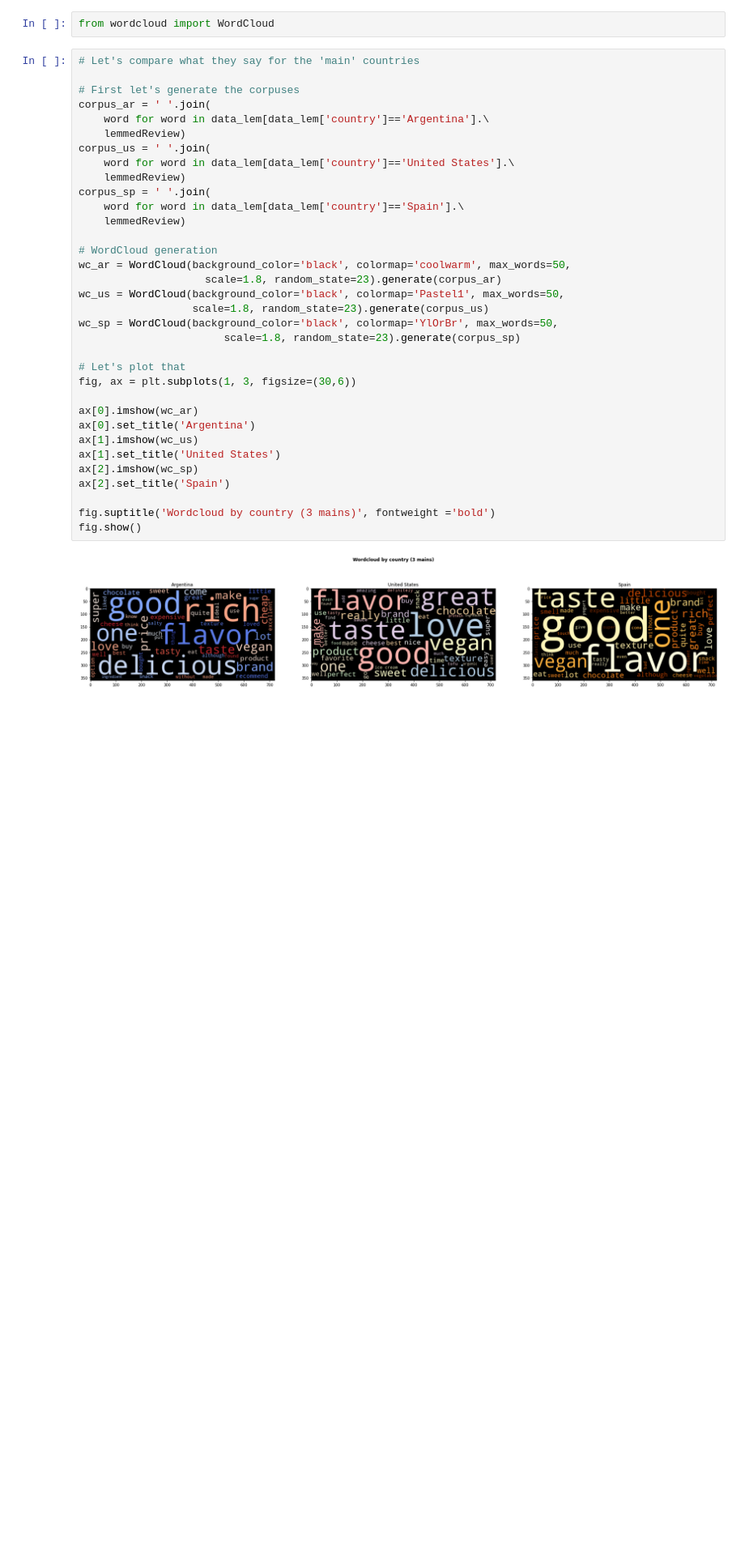
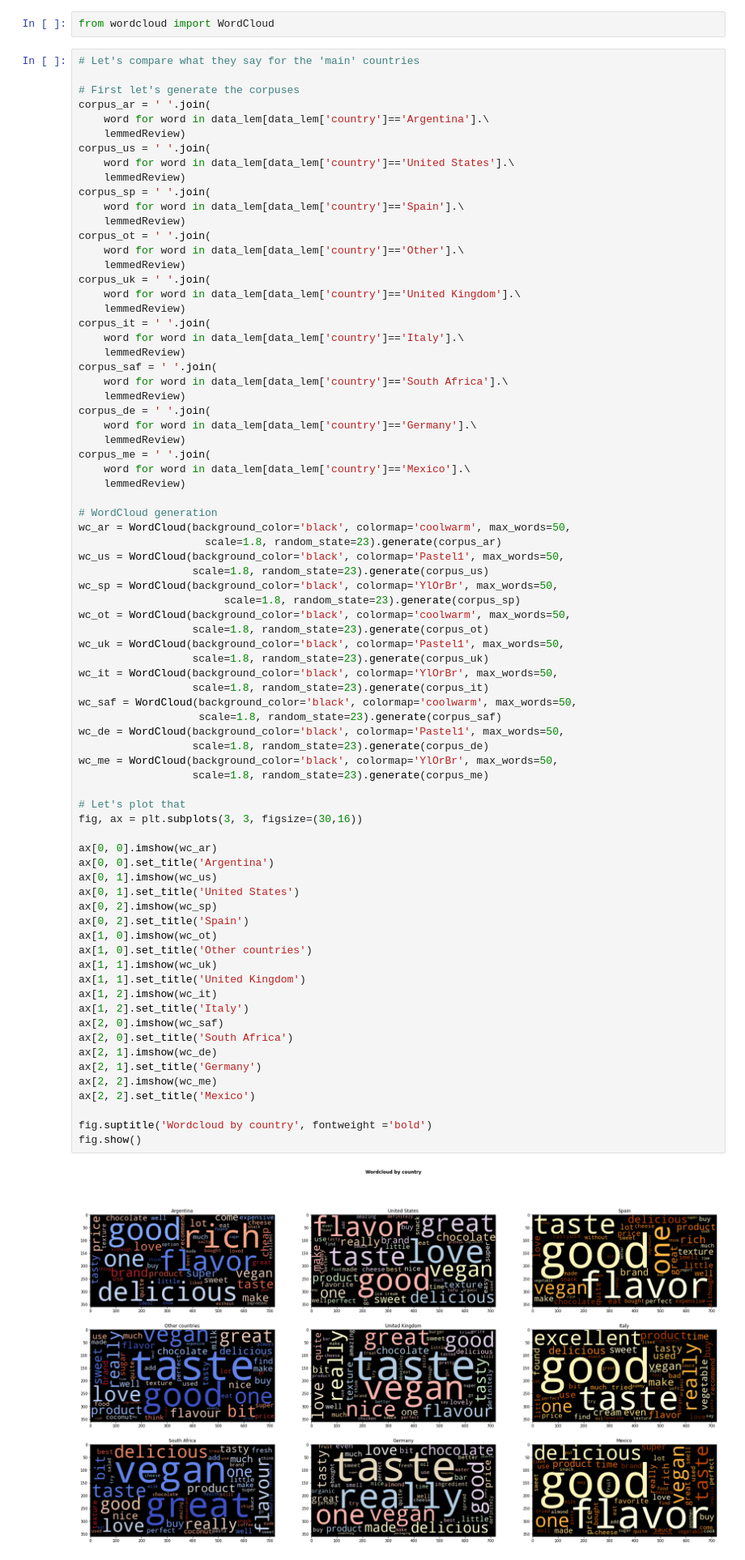
Before and after one commit to 64FC/abillion_review, a Jupyter notebook: abillion_data_scientist_assessment.ipynb, the cells around one changed output. Shown at 81% size. Drawn from its saved outputs; the diff is of its cells as text; blank space fills up the shorter version.

```diff
--- a/abillion_data_scientist_assessment.ipynb
+++ b/abillion_data_scientist_assessment.ipynb
@@ -791,36 +796,78 @@ from wordcloud import WordCloud
 # %%
 # Let's compare what they say for the 'main' countries
 
 # First let's generate the corpuses
 corpus_ar = ' '.join(
     word for word in data_lem[data_lem['country']=='Argentina'].\
     lemmedReview)
 corpus_us = ' '.join(
     word for word in data_lem[data_lem['country']=='United States'].\
     lemmedReview)
 corpus_sp = ' '.join(
     word for word in data_lem[data_lem['country']=='Spain'].\
     lemmedReview)
+corpus_ot = ' '.join(
+    word for word in data_lem[data_lem['country']=='Other'].\
+    lemmedReview)
+corpus_uk = ' '.join(
+    word for word in data_lem[data_lem['country']=='United Kingdom'].\
+    lemmedReview)
+corpus_it = ' '.join(
+    word for word in data_lem[data_lem['country']=='Italy'].\
+    lemmedReview)
+corpus_saf = ' '.join(
+    word for word in data_lem[data_lem['country']=='South Africa'].\
+    lemmedReview)
+corpus_de = ' '.join(
+    word for word in data_lem[data_lem['country']=='Germany'].\
+    lemmedReview)
+corpus_me = ' '.join(
+    word for word in data_lem[data_lem['country']=='Mexico'].\
+    lemmedReview)
 
 # WordCloud generation
 wc_ar = WordCloud(background_color='black', colormap='coolwarm', max_words=50,
                     scale=1.8, random_state=23).generate(corpus_ar)
 wc_us = WordCloud(background_color='black', colormap='Pastel1', max_words=50,
                   scale=1.8, random_state=23).generate(corpus_us)
 wc_sp = WordCloud(background_color='black', colormap='YlOrBr', max_words=50,
                        scale=1.8, random_state=23).generate(corpus_sp)
+wc_ot = WordCloud(background_color='black', colormap='coolwarm', max_words=50,
+                  scale=1.8, random_state=23).generate(corpus_ot)
+wc_uk = WordCloud(background_color='black', colormap='Pastel1', max_words=50,
+                  scale=1.8, random_state=23).generate(corpus_uk)
+wc_it = WordCloud(background_color='black', colormap='YlOrBr', max_words=50,
+                  scale=1.8, random_state=23).generate(corpus_it)
+wc_saf = WordCloud(background_color='black', colormap='coolwarm', max_words=50,
+                   scale=1.8, random_state=23).generate(corpus_saf)
+wc_de = WordCloud(background_color='black', colormap='Pastel1', max_words=50,
+                  scale=1.8, random_state=23).generate(corpus_de)
+wc_me = WordCloud(background_color='black', colormap='YlOrBr', max_words=50,
+                  scale=1.8, random_state=23).generate(corpus_me)
 
 # Let's plot that
-fig, ax = plt.subplots(1, 3, figsize=(30,6))
+fig, ax = plt.subplots(3, 3, figsize=(30,16))
 
-ax[0].imshow(wc_ar)
-ax[0].set_title('Argentina')
-ax[1].imshow(wc_us)
-ax[1].set_title('United States')
-ax[2].imshow(wc_sp)
-ax[2].set_title('Spain')
+ax[0, 0].imshow(wc_ar)
+ax[0, 0].set_title('Argentina')
+ax[0, 1].imshow(wc_us)
+ax[0, 1].set_title('United States')
+ax[0, 2].imshow(wc_sp)
+ax[0, 2].set_title('Spain')
+ax[1, 0].imshow(wc_ot)
+ax[1, 0].set_title('Other countries')
+ax[1, 1].imshow(wc_uk)
+ax[1, 1].set_title('United Kingdom')
+ax[1, 2].imshow(wc_it)
+ax[1, 2].set_title('Italy')
+ax[2, 0].imshow(wc_saf)
+ax[2, 0].set_title('South Africa')
+ax[2, 1].imshow(wc_de)
+ax[2, 1].set_title('Germany')
+ax[2, 2].imshow(wc_me)
+ax[2, 2].set_title('Mexico')
 
-fig.suptitle('Wordcloud by country (3 mains)', fontweight ='bold')
+fig.suptitle('Wordcloud by country', fontweight ='bold')
 fig.show()
 # %% [output]
-[figure, old version]
+[figure, new version]
```
Also changed, not shown: parts of 43 cells of this notebook.
